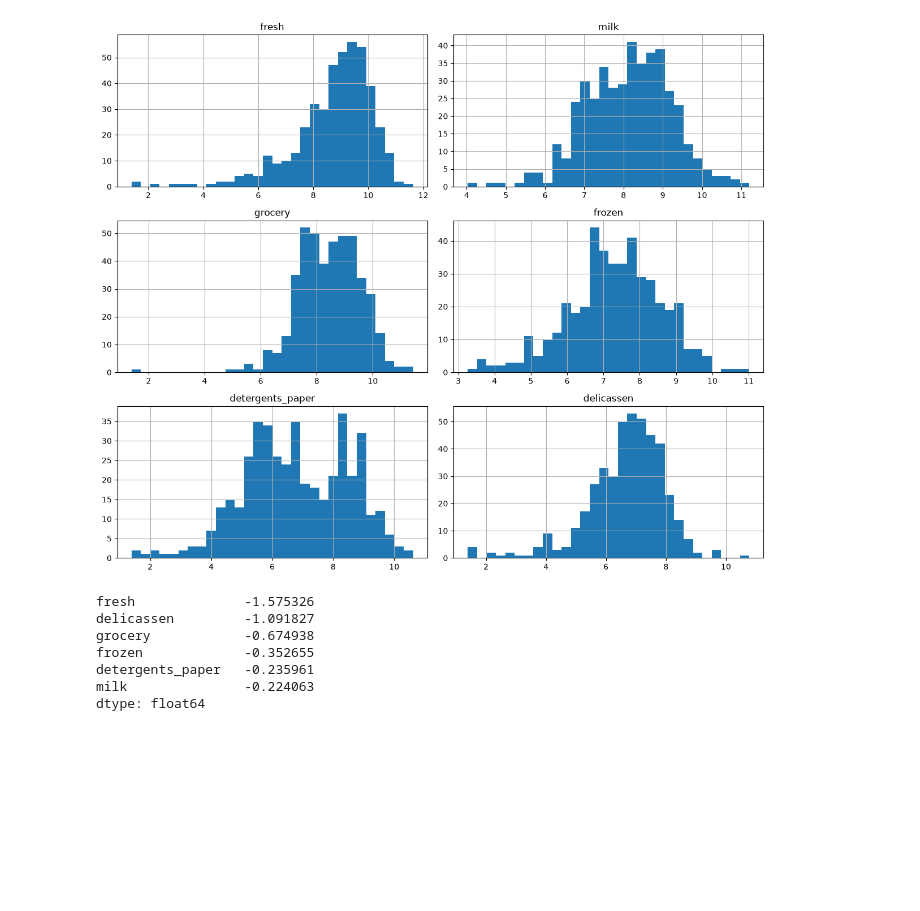
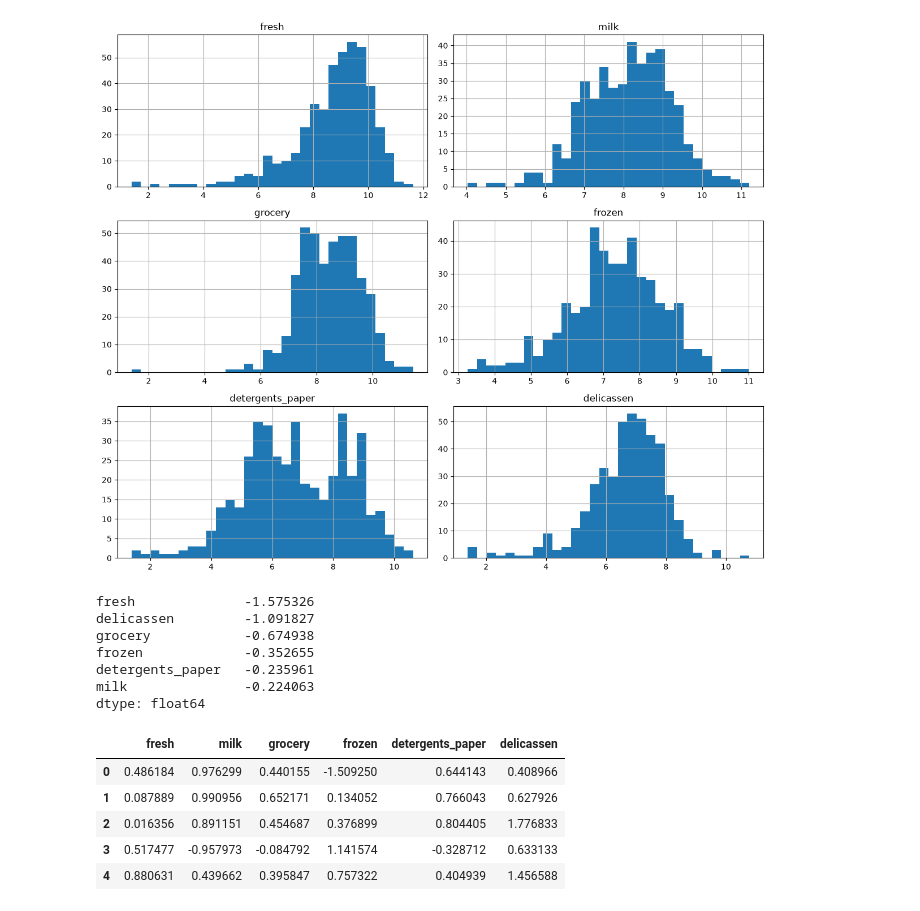
Before and after one commit to Kartikshard/Whole-Sale-Customer-Segmentation, a Jupyter notebook: notebooks/01_EDA.ipynb, the cells around one changed output. Saved outputs shown, nothing was run; the diff lists cells and outputs as text; code cells hidden in the pictures; blank space fills up the shorter version.

Commit message:
feat():Scaled the logged Features

```diff
--- a/notebooks/01_EDA.ipynb
+++ b/notebooks/01_EDA.ipynb
@@ -188,3 +188,22 @@ frozen             -0.352655
 detergents_paper   -0.235961
 milk               -0.224063
 dtype: float64
+# %%
+from sklearn.preprocessing import StandardScaler
+Scaler=StandardScaler()
+numerical_scaled=Scaler.fit_transform(numerical_features_log)
+# %%
+numerical_scaled=pd.DataFrame(
+    numerical_scaled,
+    columns=numerical_features_log.columns,
+    index=numerical_features_log.index
+)
+# %%
+numerical_scaled.head()
+# %% [output]
+|  | fresh | milk | grocery | frozen | detergents_paper | delicassen |
+| 0 | 0.486184 | 0.976299 | 0.440155 | -1.509250 | 0.644143 | 0.408966 |
+| 1 | 0.087889 | 0.990956 | 0.652171 | 0.134052 | 0.766043 | 0.627926 |
+| 2 | 0.016356 | 0.891151 | 0.454687 | 0.376899 | 0.804405 | 1.776833 |
+| 3 | 0.517477 | -0.957973 | -0.084792 | 1.141574 | -0.328712 | 0.633133 |
+| 4 | 0.880631 | 0.439662 | 0.395847 | 0.757322 | 0.404939 | 1.456588 |
```
